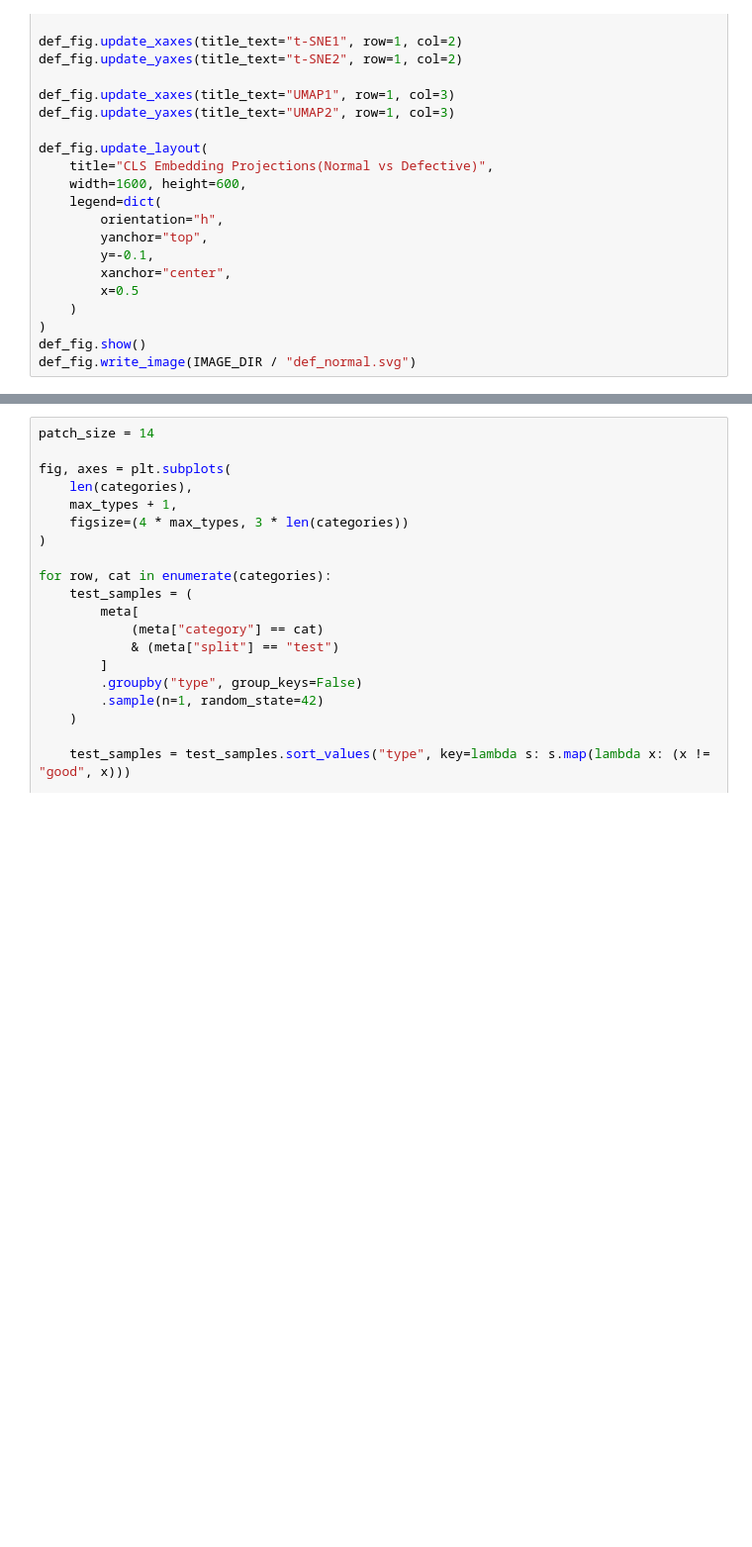
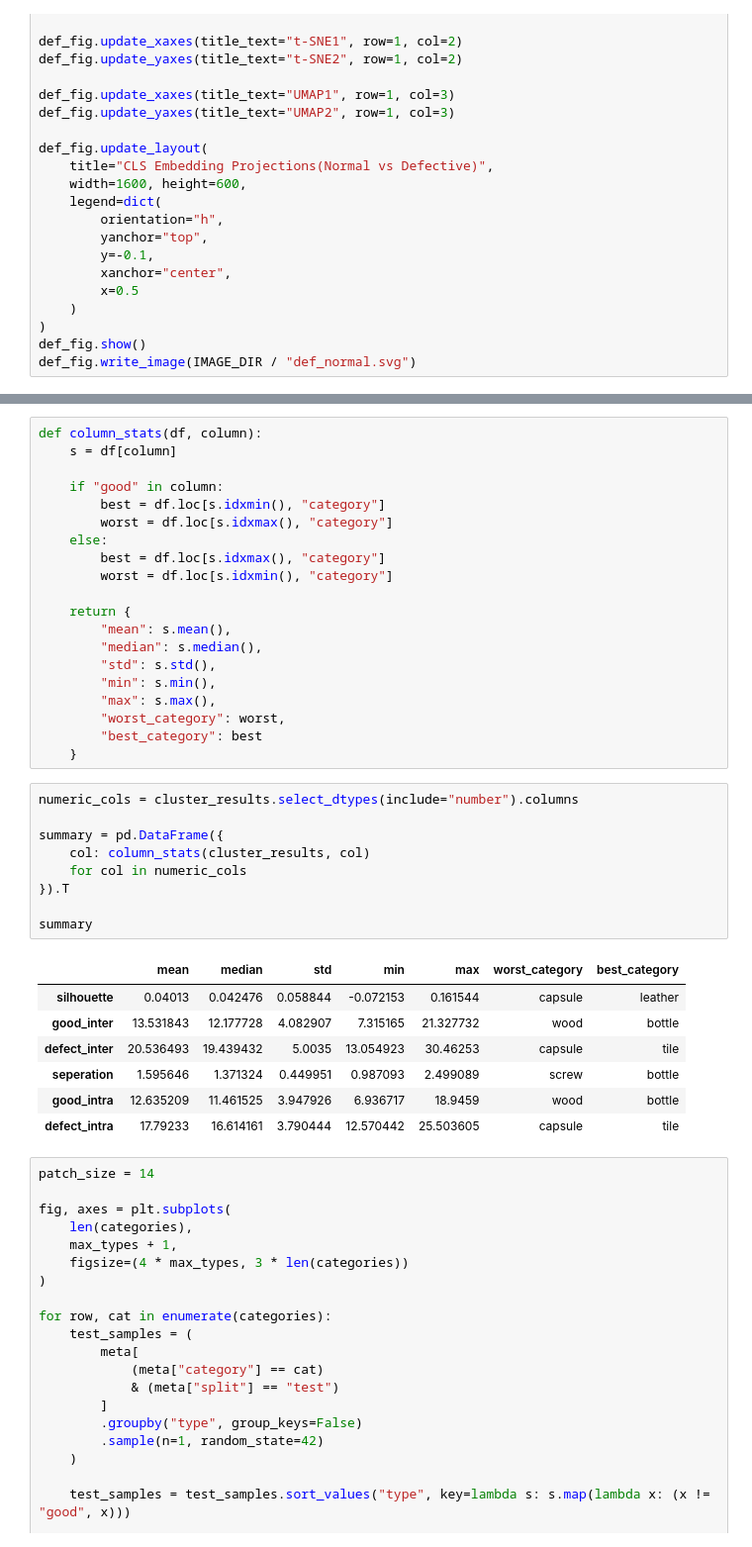
Before and after one commit to CiaranW005/UL-Summer-Bursary-2026, a Jupyter notebook: notebooks/embedding_analysis/emb_visualisation.ipynb, the cells around one changed output, grey strips where cells are left out. Shown at 99% size. Cells and saved outputs as stored; diff of their text form; blank space fills up the shorter version.

```diff
--- a/notebooks/embedding_analysis/emb_visualisation.ipynb
+++ b/notebooks/embedding_analysis/emb_visualisation.ipynb
@@ -229,3 +346,40 @@ def_fig.write_image(IMAGE_DIR / "def_normal.svg")
+# %%
+def column_stats(df, column):
+    s = df[column]
+
+    if "good" in column:
+        best = df.loc[s.idxmin(), "category"]
+        worst = df.loc[s.idxmax(), "category"]
+    else:
+        best = df.loc[s.idxmax(), "category"]
+        worst = df.loc[s.idxmin(), "category"]
+
+    return {
+        "mean": s.mean(),
+        "median": s.median(),
+        "std": s.std(),
+        "min": s.min(),
+        "max": s.max(),
+        "worst_category": worst,
+        "best_category": best
+    }
+# %%
+numeric_cols = cluster_results.select_dtypes(include="number").columns
+
+summary = pd.DataFrame({
+    col: column_stats(cluster_results, col)
+    for col in numeric_cols
+}).T
+
+summary
+# %% [output]
+|  | mean | median | std | min | max | worst_category | best_category |
+| silhouette | 0.04013 | 0.042476 | 0.058844 | -0.072153 | 0.161544 | capsule | leather |
+| good_inter | 13.531843 | 12.177728 | 4.082907 | 7.315165 | 21.327732 | wood | bottle |
+| defect_inter | 20.536493 | 19.439432 | 5.0035 | 13.054923 | 30.46253 | capsule | tile |
+| seperation | 1.595646 | 1.371324 | 0.449951 | 0.987093 | 2.499089 | screw | bottle |
+| good_intra | 12.635209 | 11.461525 | 3.947926 | 6.936717 | 18.9459 | wood | bottle |
+| defect_intra | 17.79233 | 16.614161 | 3.790444 | 12.570442 | 25.503605 | capsule | tile |
 # %%
 patch_size = 14
 
```
Also changed, not shown: parts of 4 cells of this notebook, 2 other files.
